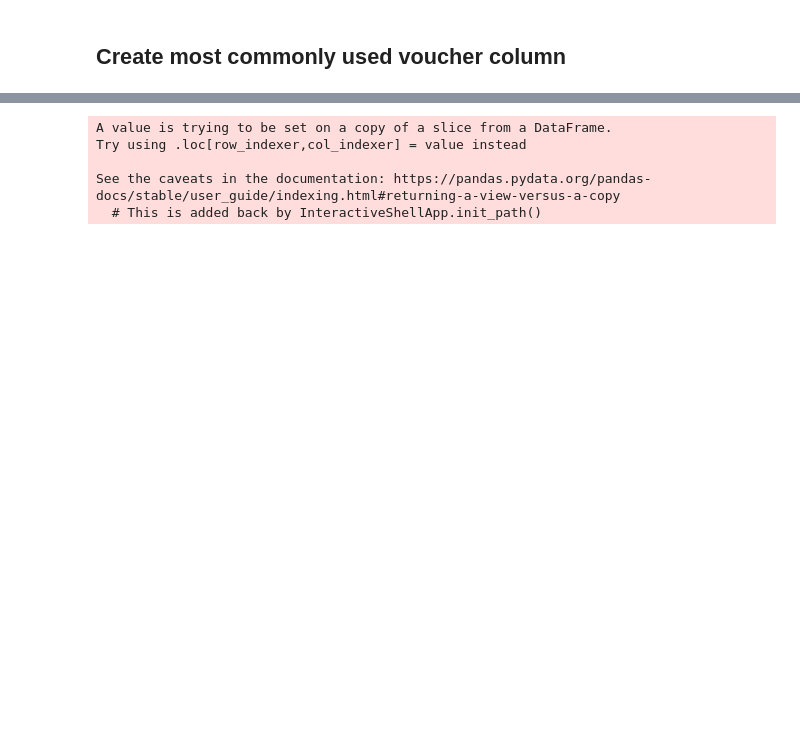
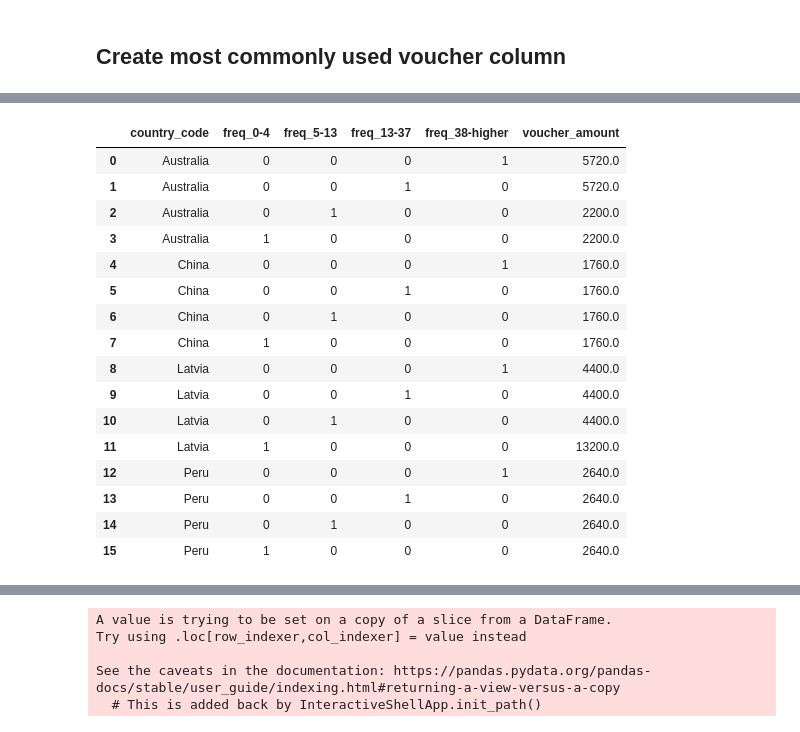
Before and after one commit to rahulynot/CustomerReactivation, a Jupyter notebook: notebook/ExploratoryDataAnalysis.ipynb, the cells around one changed output, grey strips where cells are left out. Cells and saved outputs as stored; diff of their text form; code cells hidden in the pictures; blank space fills up the shorter version.

Commit message:
Notebook with most common used values

```diff
--- a/notebook/ExploratoryDataAnalysis.ipynb
+++ b/notebook/ExploratoryDataAnalysis.ipynb
@@ -327,3 +327,23 @@ df_frequent_most_used = (
 )
 # %% [output]
 [interactive output not drawn]
+# %%
+df_frequent_most_used
+# %% [output]
+|  | country_code | freq_0-4 | freq_5-13 | freq_13-37 | freq_38-higher | voucher_amount |
+| 0 | Australia | 0 | 0 | 0 | 1 | 5720.0 |
+| 1 | Australia | 0 | 0 | 1 | 0 | 5720.0 |
+| 2 | Australia | 0 | 1 | 0 | 0 | 2200.0 |
+| 3 | Australia | 1 | 0 | 0 | 0 | 2200.0 |
+| 4 | China | 0 | 0 | 0 | 1 | 1760.0 |
+| 5 | China | 0 | 0 | 1 | 0 | 1760.0 |
+| 6 | China | 0 | 1 | 0 | 0 | 1760.0 |
+| 7 | China | 1 | 0 | 0 | 0 | 1760.0 |
+| 8 | Latvia | 0 | 0 | 0 | 1 | 4400.0 |
+| 9 | Latvia | 0 | 0 | 1 | 0 | 4400.0 |
+| 10 | Latvia | 0 | 1 | 0 | 0 | 4400.0 |
+| 11 | Latvia | 1 | 0 | 0 | 0 | 13200.0 |
+| 12 | Peru | 0 | 0 | 0 | 1 | 2640.0 |
+| 13 | Peru | 0 | 0 | 1 | 0 | 2640.0 |
+| 14 | Peru | 0 | 1 | 0 | 0 | 2640.0 |
+| 15 | Peru | 1 | 0 | 0 | 0 | 2640.0 |
```
Also changed, not shown: parts of 4 cells of this notebook.
